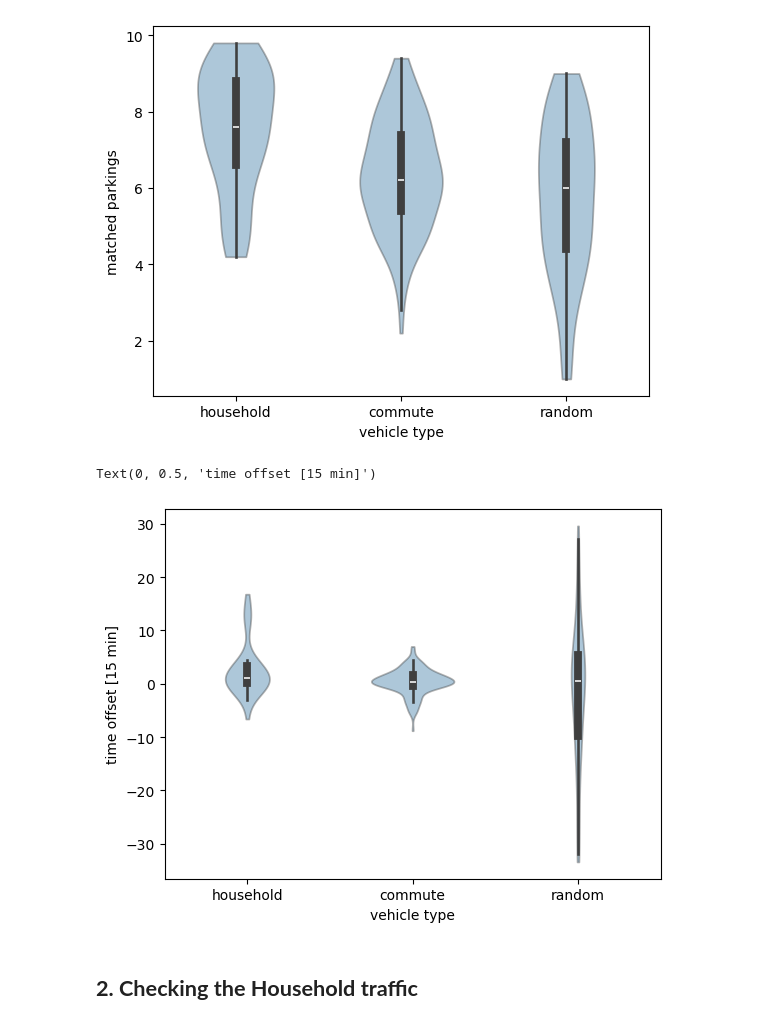
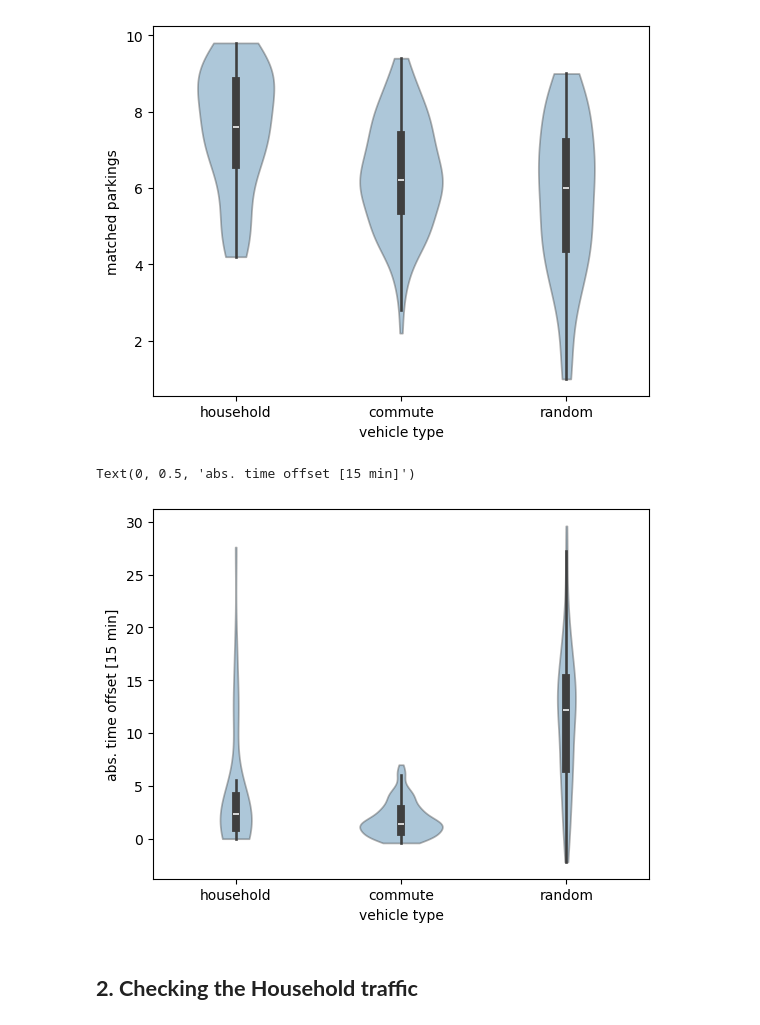
Before and after one commit to alelevente/inverse-parking, a Jupyter notebook: 02_da/05_distr_grad_analy.ipynb, the cells around one changed output. Saved outputs shown, nothing was run; the diff lists cells and outputs as text; code cells hidden in the pictures.

```diff
--- a/02_da/05_distr_grad_analy.ipynb
+++ b/02_da/05_distr_grad_analy.ipynb
@@ -38,7 +38,7 @@ for i in range(5):
             }
         else:
             vehicle_data[veh]["position_rate"] += len(data[veh]["positions"])
-            vehicle_data[veh]["time_offset"] += data[veh]["time_offset"]
+            vehicle_data[veh]["time_offset"] += np.abs(data[veh]["time_offset"])
 
 gl_df = pd.DataFrame.from_dict(vehicle_data, orient="index")
 gl_df["position_rate"] = gl_df["position_rate"]/5
@@ -126,13 +134,13 @@ Text(0, 0.5, 'matched parkings')
 # %%
 sns.violinplot(data = gl_df, x = "type", y = "time_offset",
                cut = 0, #fixing to the data's scale
                width=0.5, alpha=0.4)
 plt.xlabel("vehicle type")
-plt.ylabel("time offset [15 min]")
+plt.ylabel("abs. time offset [15 min]")
 #plt.title("Success rate distribution of identified moving time\nby vehicle type category")
 # %% [output]
-Text(0, 0.5, 'time offset [15 min]')
+Text(0, 0.5, 'abs. time offset [15 min]')
-[figure, old version]
+[figure, new version]
 # %% [markdown]
 ## **2. Checking the Household traffic**
 # %% [markdown]
```
Also changed, not shown: parts of 16 cells of this notebook, 6 other files.
